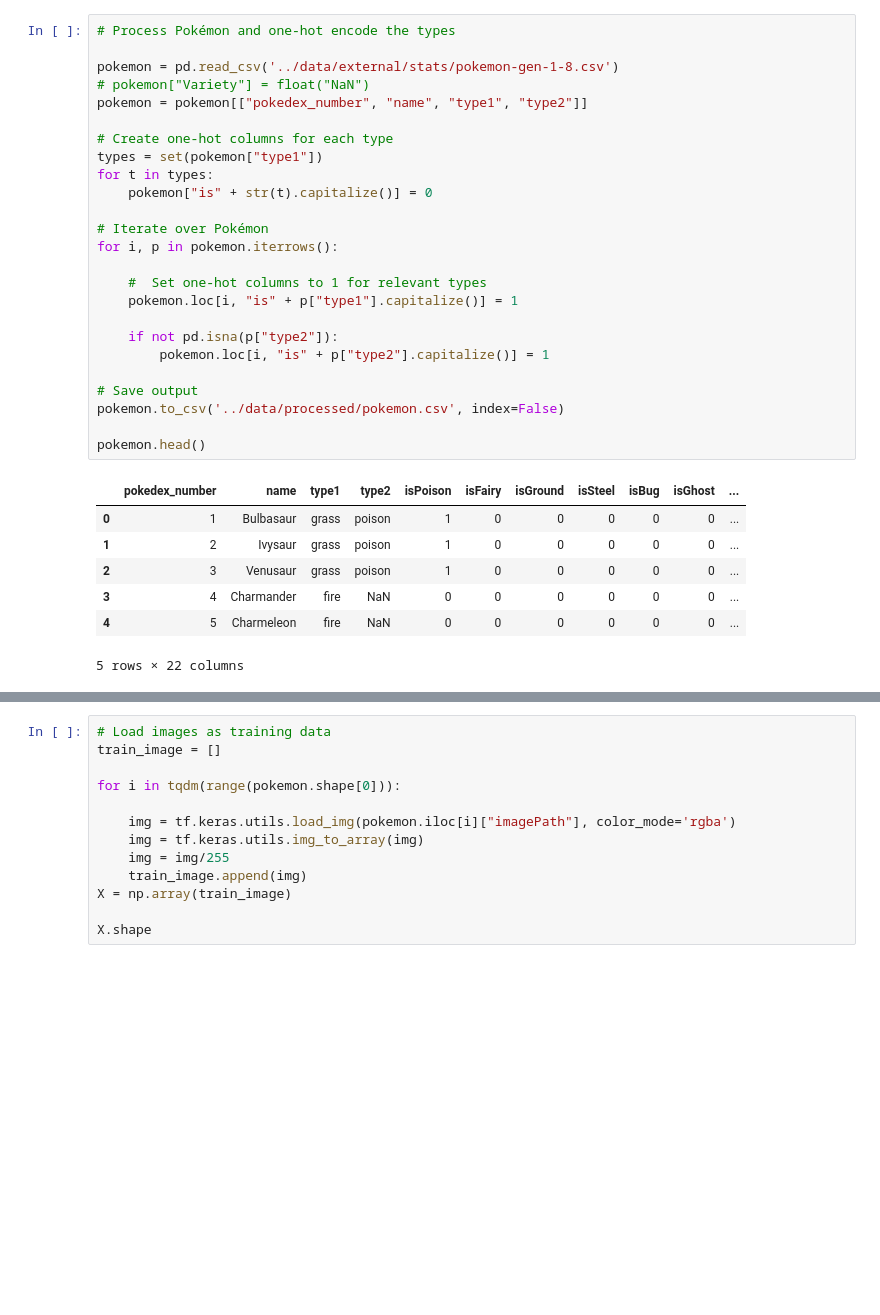
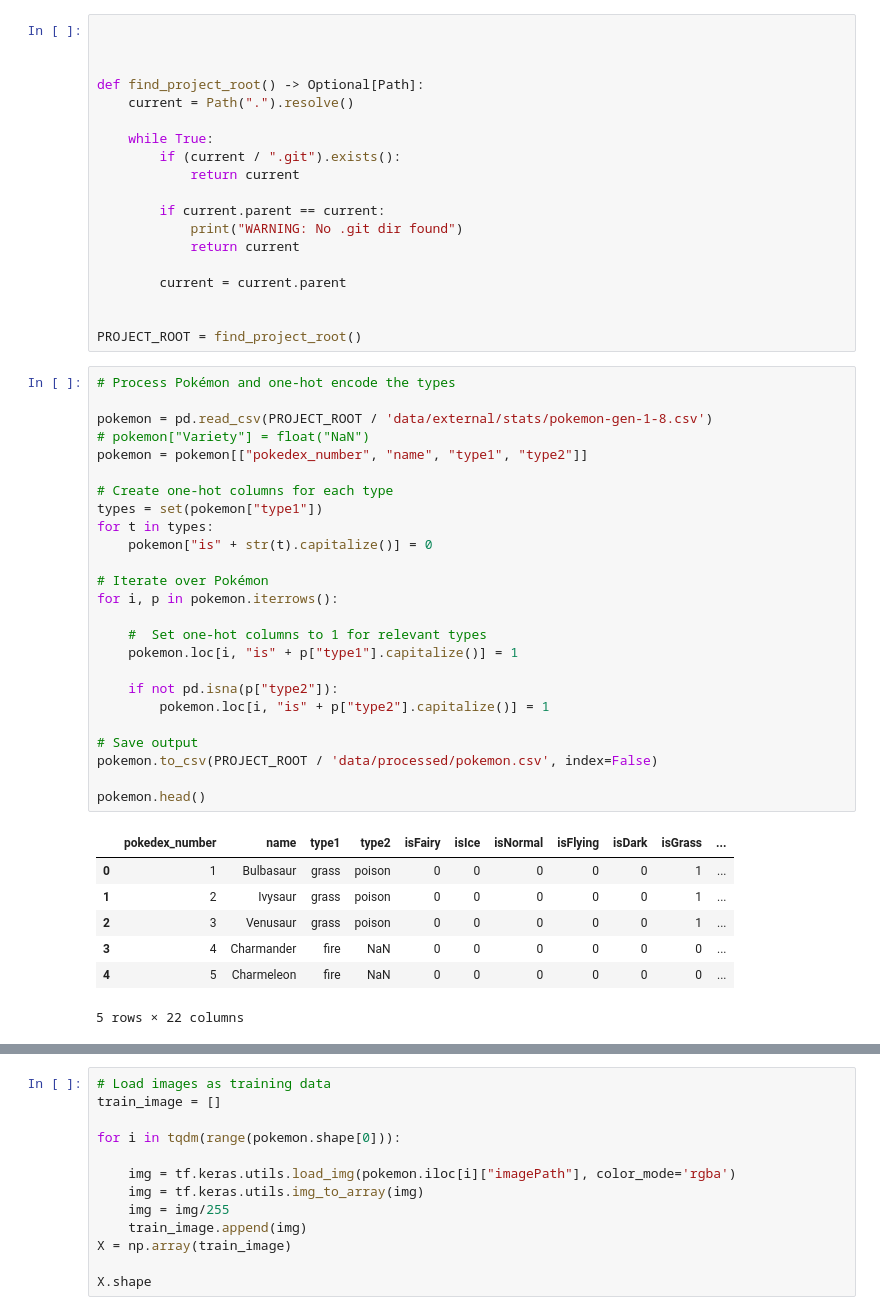
Before and after one commit to iterative/example-pokemon-classifier, a Jupyter notebook: notebooks/pokemon_classifier.ipynb, the cells around one changed output, grey strips where cells are left out. Drawn from its saved outputs; the diff is of its cells as text; blank space fills up the shorter version.

```diff
--- a/notebooks/pokemon_classifier.ipynb
+++ b/notebooks/pokemon_classifier.ipynb
@@ -24,34 +23,53 @@ import re
 from tqdm import tqdm
+# %%
+
+
+
+def find_project_root() -> Optional[Path]:
+    current = Path(".").resolve()
+
+    while True:
+        if (current / ".git").exists():
+            return current
+
+        if current.parent == current:
+            print("WARNING: No .git dir found")
+            return current
+
+        current = current.parent
+
+
+PROJECT_ROOT = find_project_root()
 # %%
 # Process Pokémon and one-hot encode the types
 
-pokemon = pd.read_csv('../data/external/stats/pokemon-gen-1-8.csv')
+pokemon = pd.read_csv(PROJECT_ROOT / 'data/external/stats/pokemon-gen-1-8.csv')
 # pokemon["Variety"] = float("NaN")
 pokemon = pokemon[["pokedex_number", "name", "type1", "type2"]]
 
 # Create one-hot columns for each type
 types = set(pokemon["type1"])
 for t in types:
     pokemon["is" + str(t).capitalize()] = 0
 
 # Iterate over Pokémon
 for i, p in pokemon.iterrows():
 
     #  Set one-hot columns to 1 for relevant types
     pokemon.loc[i, "is" + p["type1"].capitalize()] = 1
 
     if not pd.isna(p["type2"]):
         pokemon.loc[i, "is" + p["type2"].capitalize()] = 1
 
 # Save output
-pokemon.to_csv('../data/processed/pokemon.csv', index=False)
+pokemon.to_csv(PROJECT_ROOT / 'data/processed/pokemon.csv', index=False)
 
 pokemon.head()
 # %% [output]
-|  | pokedex_number | name | type1 | type2 | isPoison | isFairy | isGround | isSteel | isBug | isGhost | ... |
-| 0 | 1 | Bulbasaur | grass | poison | 1 | 0 | 0 | 0 | 0 | 0 | ... |
-| 1 | 2 | Ivysaur | grass | poison | 1 | 0 | 0 | 0 | 0 | 0 | ... |
-| 2 | 3 | Venusaur | grass | poison | 1 | 0 | 0 | 0 | 0 | 0 | ... |
+|  | pokedex_number | name | type1 | type2 | isFairy | isIce | isNormal | isFlying | isDark | isGrass | ... |
+| 0 | 1 | Bulbasaur | grass | poison | 0 | 0 | 0 | 0 | 0 | 1 | ... |
+| 1 | 2 | Ivysaur | grass | poison | 0 | 0 | 0 | 0 | 0 | 1 | ... |
+| 2 | 3 | Venusaur | grass | poison | 0 | 0 | 0 | 0 | 0 | 1 | ... |
 | 3 | 4 | Charmander | fire | NaN | 0 | 0 | 0 | 0 | 0 | 0 | ... |
 | 4 | 5 | Charmeleon | fire | NaN | 0 | 0 | 0 | 0 | 0 | 0 | ... |
 5 rows × 22 columns
```
Also changed, not shown: parts of 6 cells of this notebook, 1 other file.
